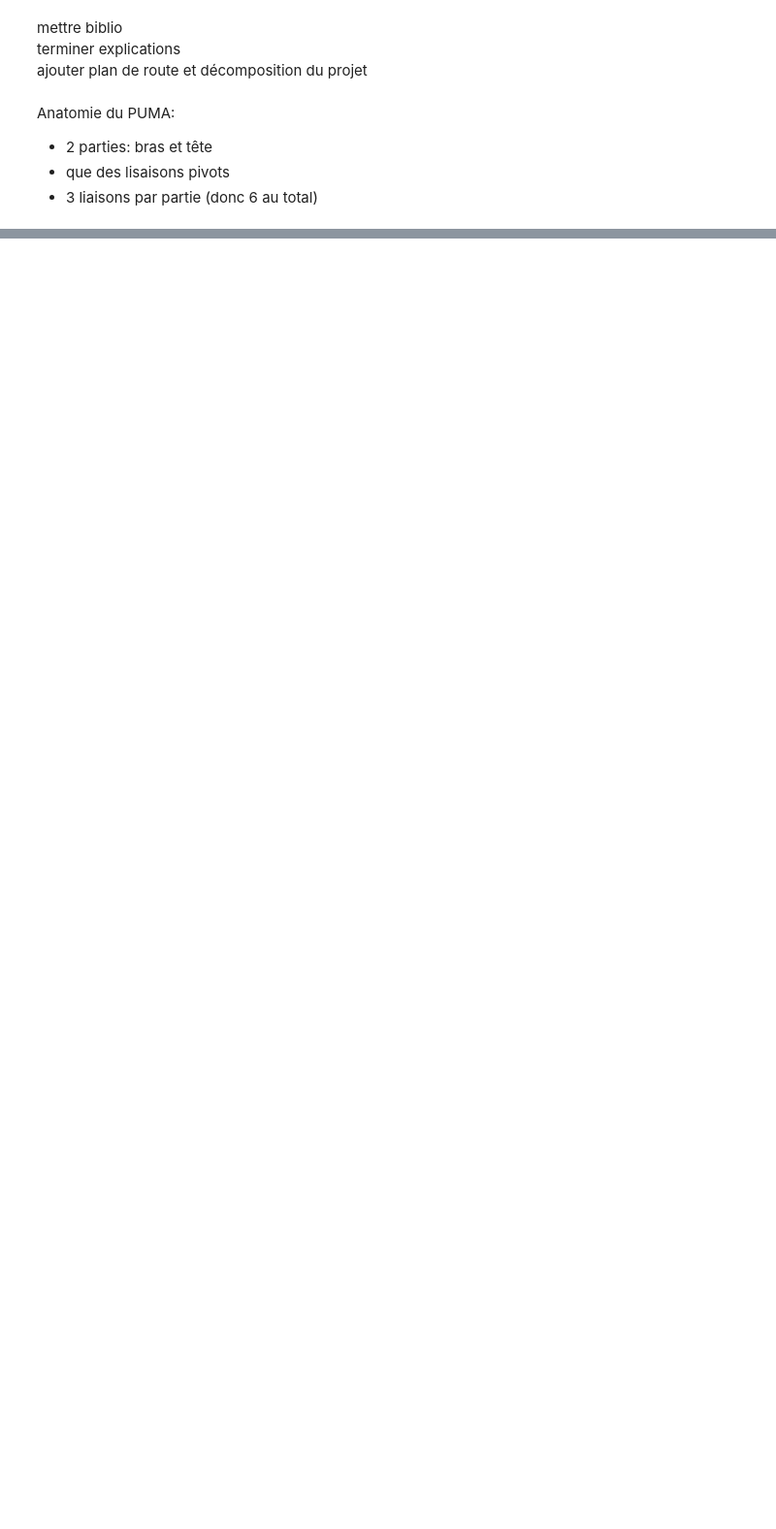
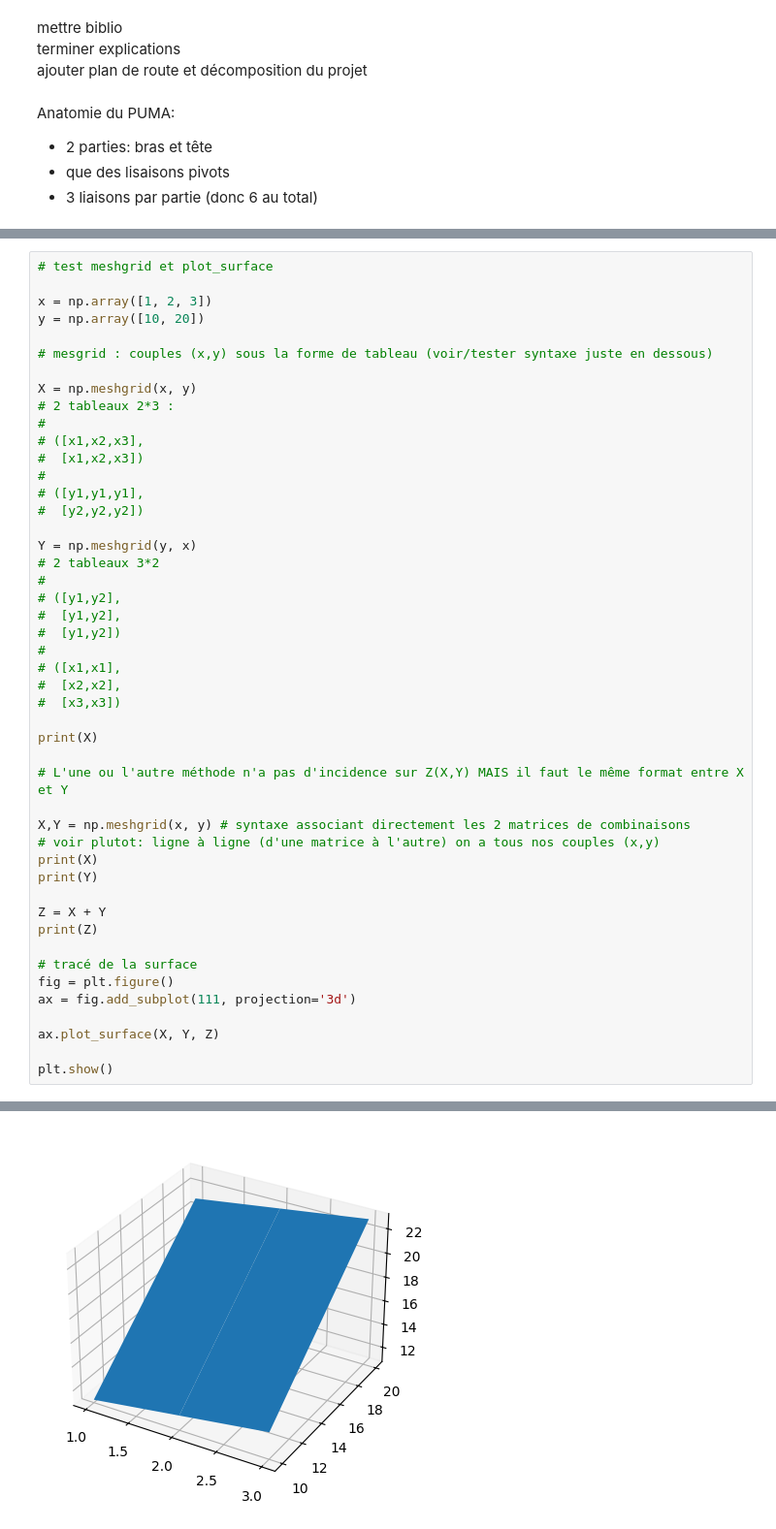
Before and after one commit to erwan-maugeri/Robot-Puma, a Jupyter notebook: cr_stage.ipynb, the cells around one changed output, grey strips where cells are left out. Shown at 97% size. Drawn from its saved outputs; the diff is of its cells as text; blank space fills up the shorter version.

```diff
--- a/cr_stage.ipynb
+++ b/cr_stage.ipynb
@@ -49,0 +83,48 @@ I_q3 = (-225, 45)
+# %%
+# test meshgrid et plot_surface
+
+x = np.array([1, 2, 3])
+y = np.array([10, 20])
+
+# mesgrid : couples (x,y) sous la forme de tableau (voir/tester syntaxe juste en dessous)
+
+X = np.meshgrid(x, y)
+# 2 tableaux 2*3 :
+#
+# ([x1,x2,x3],
+#  [x1,x2,x3])
+#
+# ([y1,y1,y1],
+#  [y2,y2,y2])
+
+Y = np.meshgrid(y, x)
+# 2 tableaux 3*2
+#
+# ([y1,y2],
+#  [y1,y2],
+#  [y1,y2])
+#
+# ([x1,x1],
+#  [x2,x2],
+#  [x3,x3])
+
+print(X)
+
+# L'une ou l'autre méthode n'a pas d'incidence sur Z(X,Y) MAIS il faut le même format entre X et Y
+
+X,Y = np.meshgrid(x, y) # syntaxe associant directement les 2 matrices de combinaisons
+# voir plutot: ligne à ligne (d'une matrice à l'autre) on a tous nos couples (x,y)
+print(X)
+print(Y)
+
+Z = X + Y
+print(Z)
+
+# tracé de la surface
+fig = plt.figure()
+ax = fig.add_subplot(111, projection='3d')
+
+ax.plot_surface(X, Y, Z)
+
+plt.show()
+# %% [output]
@@ -49,0 +140 @@ I_q3 = (-225, 45)
+[figure, added]
```
Also changed, not shown: parts of 21 cells of this notebook, 1 other file.
